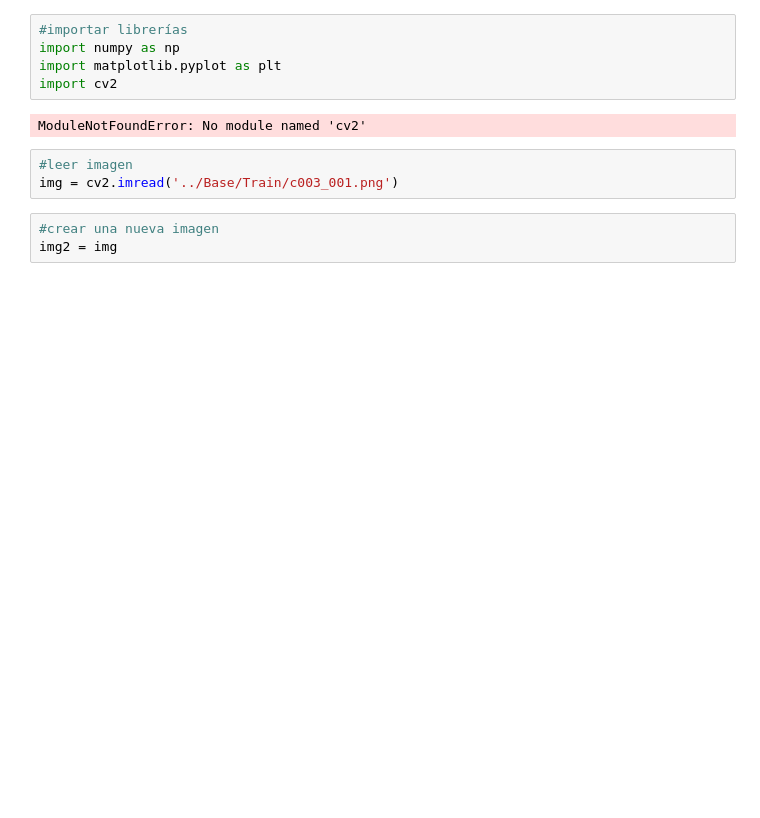
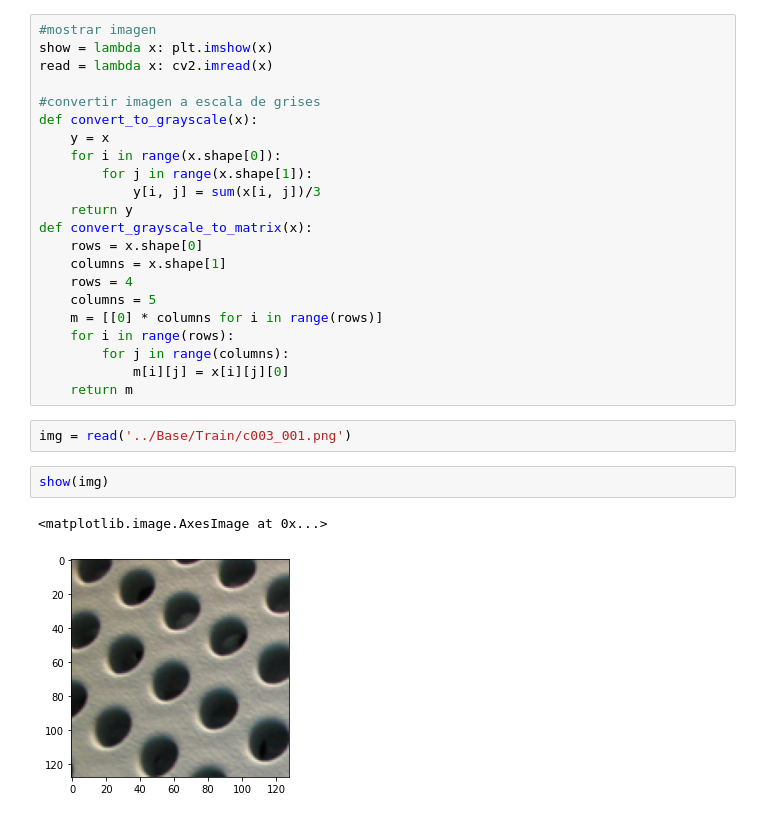
Before and after one commit to alanlucki/master-cc-images-02, a Jupyter notebook: project-01/proyecto-01.ipynb, the cells around one changed output. Saved outputs shown, nothing was run; the diff lists cells and outputs as text; blank space fills up the shorter version.

```diff
--- a/project-01/proyecto-01.ipynb
+++ b/project-01/proyecto-01.ipynb
@@ -7,15 +15,31 @@ Note: you may need to restart the kernel to use updated packages.
 # %%
-#importar librerías
-import numpy as np
-import matplotlib.pyplot as plt
-import cv2
+#mostrar imagen
+show = lambda x: plt.imshow(x)
+read = lambda x: cv2.imread(x)
+
+#convertir imagen a escala de grises
+def convert_to_grayscale(x):
+    y = x
+    for i in range(x.shape[0]):
+        for j in range(x.shape[1]):
+            y[i, j] = sum(x[i, j])/3
+    return y
+def convert_grayscale_to_matrix(x):
+    rows = x.shape[0]
+    columns = x.shape[1]
+    rows = 4
+    columns = 5
+    m = [[0] * columns for i in range(rows)]
+    for i in range(rows):
+        for j in range(columns):
+            m[i][j] = x[i][j][0]
+    return m
-# %% [output]
-ModuleNotFoundError: No module named 'cv2'
 # %%
-#leer imagen
-img = cv2.imread('../Base/Train/c003_001.png')
+img = read('../Base/Train/c003_001.png')
-# %%
-#crear una nueva imagen
-img2 = img
+# %%
+show(img)
+# %% [output]
+<matplotlib.image.AxesImage at 0x...>
+[figure, added]
 # %%
 #convertir en escala de grises
```
Also changed, not shown: parts of 6 cells of this notebook, 4 other files.
